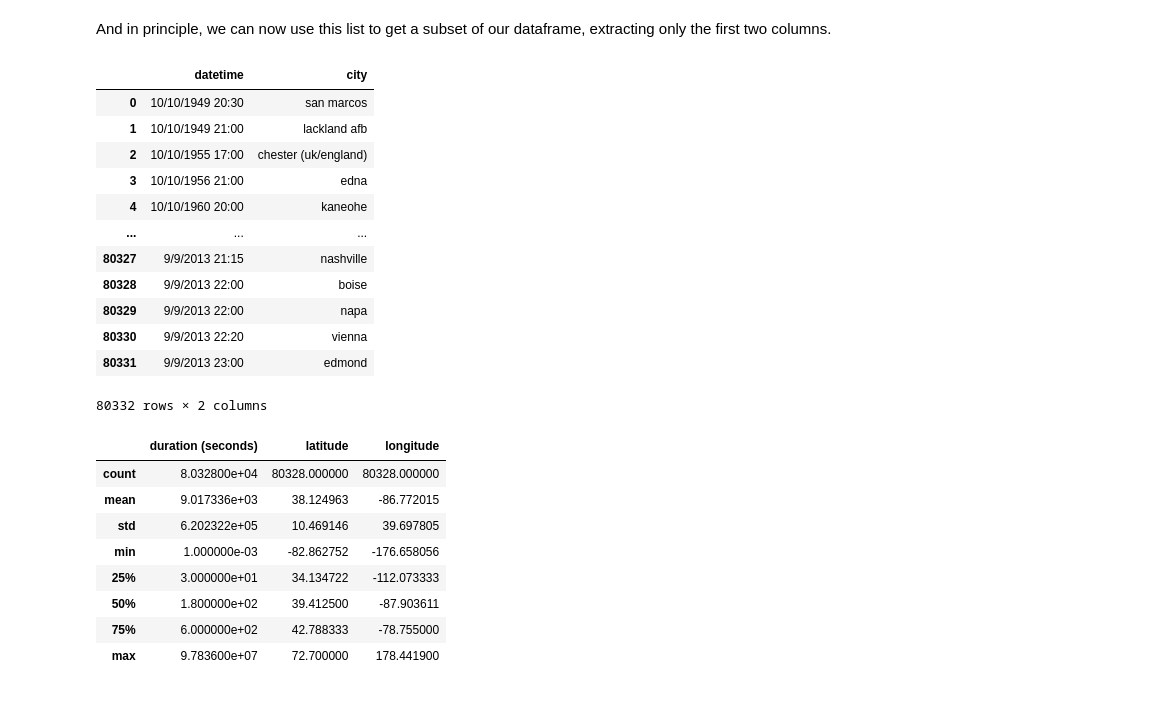
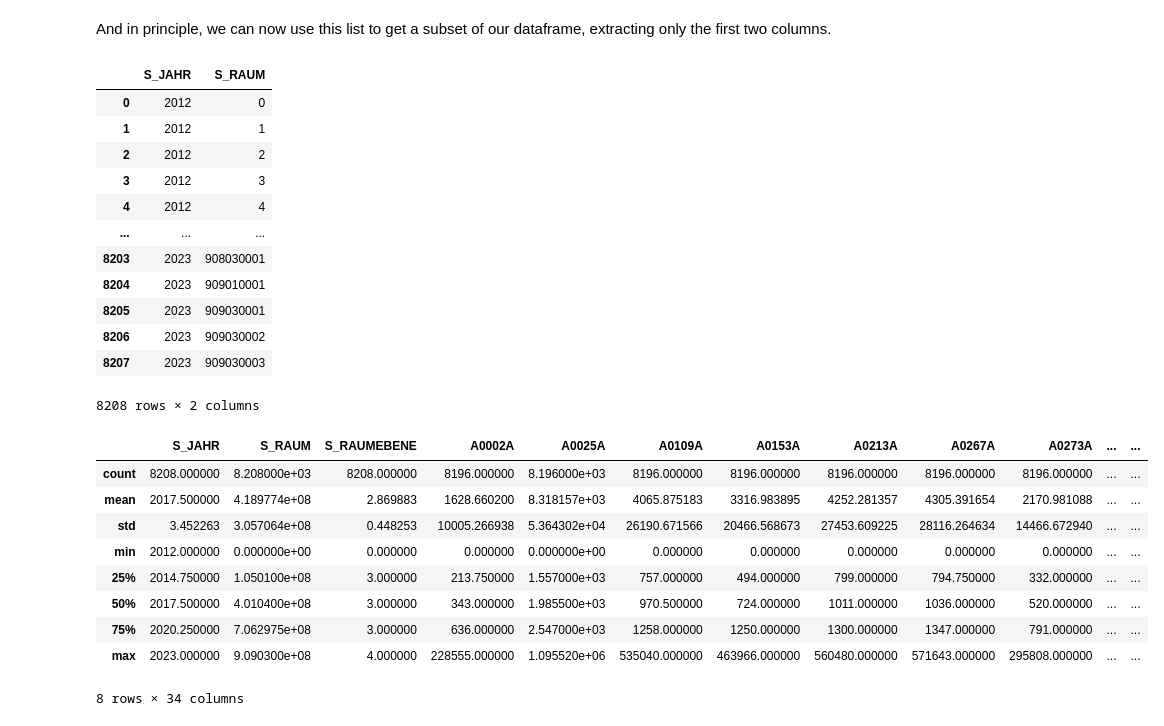
Before and after one commit to JNPauli/IntroductionToPython, a Jupyter notebook: content/Introduction/DataStructures.ipynb, the cells around one changed output. Saved outputs shown, nothing was run; the diff lists cells and outputs as text; code cells hidden in the pictures.

```diff
--- a/content/Introduction/DataStructures.ipynb
+++ b/content/Introduction/DataStructures.ipynb
@@ -135,2 +152,4 @@ So use that this function to read the `scrubbed.csv` file. Store it in a datafra
 # %%
-Ufo = pd.read_csv("https://raw.githubusercontent.com/JNPauli/IntroductionToPython/refs/heads/main/content/datasets/scrubbed.csv")
+koeln_stats = pd.read_csv(
+          "https://raw.githubusercontent.com/JNPauli/IntroductionToPython/refs/heads/main/content/datasets/Stadt_Koeln_Statistischer_Datenkatalog.csv",
+                    sep=";")
@@ -207,18 +222,18 @@ columns_list = Ufo.columns.to_list()
 # %% [markdown]
 And in principle, we can now use this list to get a subset of our dataframe, extracting only the first two columns.
 # %%
-Ufo[columns_list[:2]]
+koeln_stats[columns_list[:2]]
 # %% [output]
-|  | datetime | city |
-| 0 | 10/10/1949 20:30 | san marcos |
-| 1 | 10/10/1949 21:00 | lackland afb |
-| 2 | 10/10/1955 17:00 | chester (uk/england) |
-| 3 | 10/10/1956 21:00 | edna |
-| 4 | 10/10/1960 20:00 | kaneohe |
+|  | S_JAHR | S_RAUM |
+| 0 | 2012 | 0 |
+| 1 | 2012 | 1 |
+| 2 | 2012 | 2 |
+| 3 | 2012 | 3 |
+| 4 | 2012 | 4 |
 | ... | ... | ... |
-| 80327 | 9/9/2013 21:15 | nashville |
-| 80328 | 9/9/2013 22:00 | boise |
-| 80329 | 9/9/2013 22:00 | napa |
-| 80330 | 9/9/2013 22:20 | vienna |
-| 80331 | 9/9/2013 23:00 | edmond |
+| 8203 | 2023 | 908030001 |
+| 8204 | 2023 | 909010001 |
+| 8205 | 2023 | 909030001 |
+| 8206 | 2023 | 909030002 |
+| 8207 | 2023 | 909030003 |
-80332 rows × 2 columns
+8208 rows × 2 columns
@@ -230,12 +240,13 @@ Ufo = Ufo.dropna(subset=["duration (seconds)"])
 # %%
-Ufo.describe()
+koeln_stats.describe()
 # %% [output]
-|  | duration (seconds) | latitude | longitude |
-| count | 8.032800e+04 | 80328.000000 | 80328.000000 |
-| mean | 9.017336e+03 | 38.124963 | -86.772015 |
-| std | 6.202322e+05 | 10.469146 | 39.697805 |
-| min | 1.000000e-03 | -82.862752 | -176.658056 |
-| 25% | 3.000000e+01 | 34.134722 | -112.073333 |
-| 50% | 1.800000e+02 | 39.412500 | -87.903611 |
-| 75% | 6.000000e+02 | 42.788333 | -78.755000 |
-| max | 9.783600e+07 | 72.700000 | 178.441900 |
+|  | S_JAHR | S_RAUM | S_RAUMEBENE | A0002A | A0025A | A0109A | A0153A | A0213A | A0267A | A0273A | ... | ... |
+| count | 8208.000000 | 8.208000e+03 | 8208.000000 | 8196.000000 | 8.196000e+03 | 8196.000000 | 8196.000000 | 8196.000000 | 8196.000000 | 8196.000000 | ... | ... |
+| mean | 2017.500000 | 4.189774e+08 | 2.869883 | 1628.660200 | 8.318157e+03 | 4065.875183 | 3316.983895 | 4252.281357 | 4305.391654 | 2170.981088 | ... | ... |
+| std | 3.452263 | 3.057064e+08 | 0.448253 | 10005.266938 | 5.364302e+04 | 26190.671566 | 20466.568673 | 27453.609225 | 28116.264634 | 14466.672940 | ... | ... |
+| min | 2012.000000 | 0.000000e+00 | 0.000000 | 0.000000 | 0.000000e+00 | 0.000000 | 0.000000 | 0.000000 | 0.000000 | 0.000000 | ... | ... |
+| 25% | 2014.750000 | 1.050100e+08 | 3.000000 | 213.750000 | 1.557000e+03 | 757.000000 | 494.000000 | 799.000000 | 794.750000 | 332.000000 | ... | ... |
+| 50% | 2017.500000 | 4.010400e+08 | 3.000000 | 343.000000 | 1.985500e+03 | 970.500000 | 724.000000 | 1011.000000 | 1036.000000 | 520.000000 | ... | ... |
+| 75% | 2020.250000 | 7.062975e+08 | 3.000000 | 636.000000 | 2.547000e+03 | 1258.000000 | 1250.000000 | 1300.000000 | 1347.000000 | 791.000000 | ... | ... |
+| max | 2023.000000 | 9.090300e+08 | 4.000000 | 228555.000000 | 1.095520e+06 | 535040.000000 | 463966.000000 | 560480.000000 | 571643.000000 | 295808.000000 | ... | ... |
+8 rows × 34 columns
```
Also changed, not shown: parts of 14 cells of this notebook, 3 other files.
